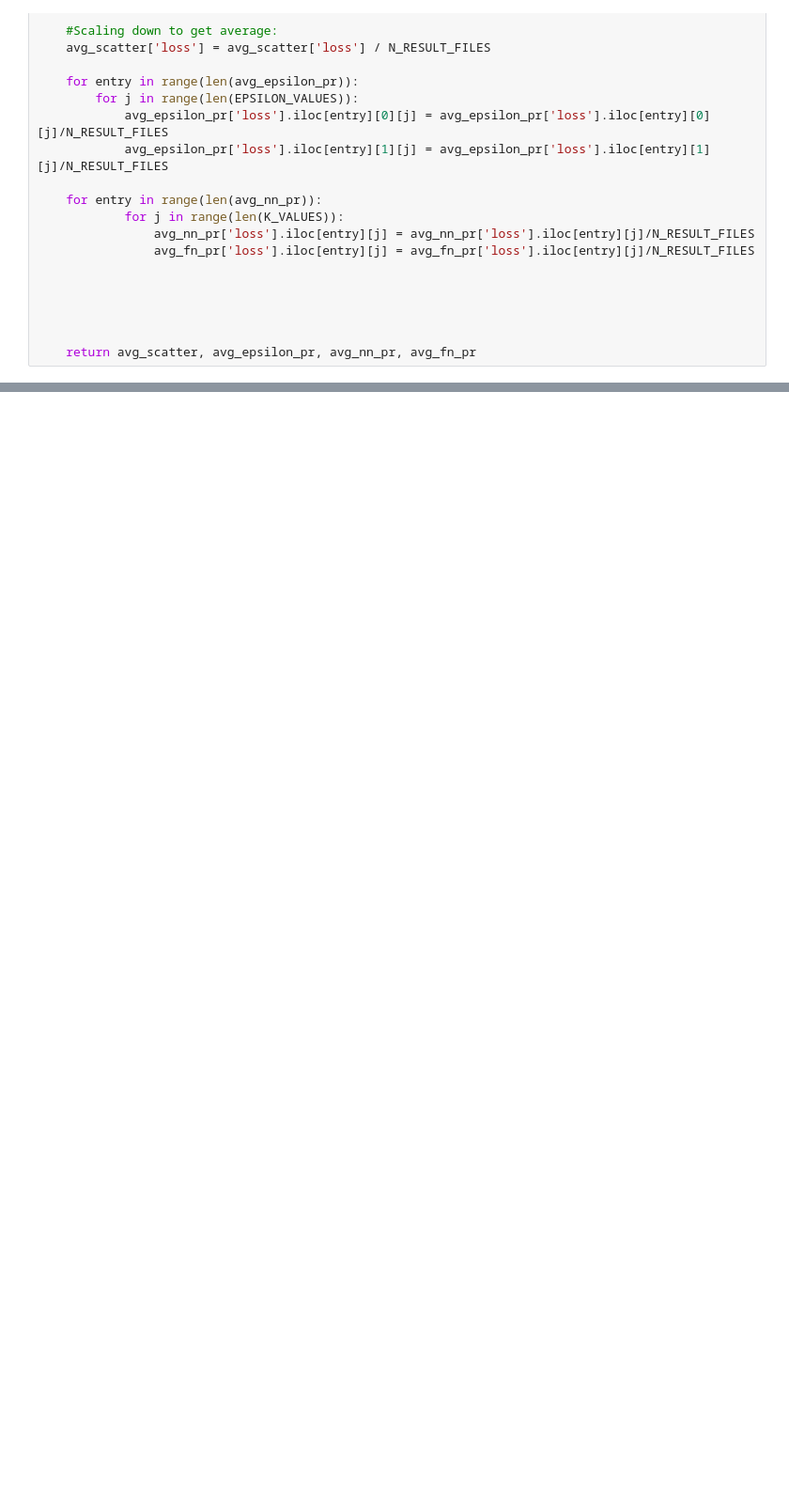
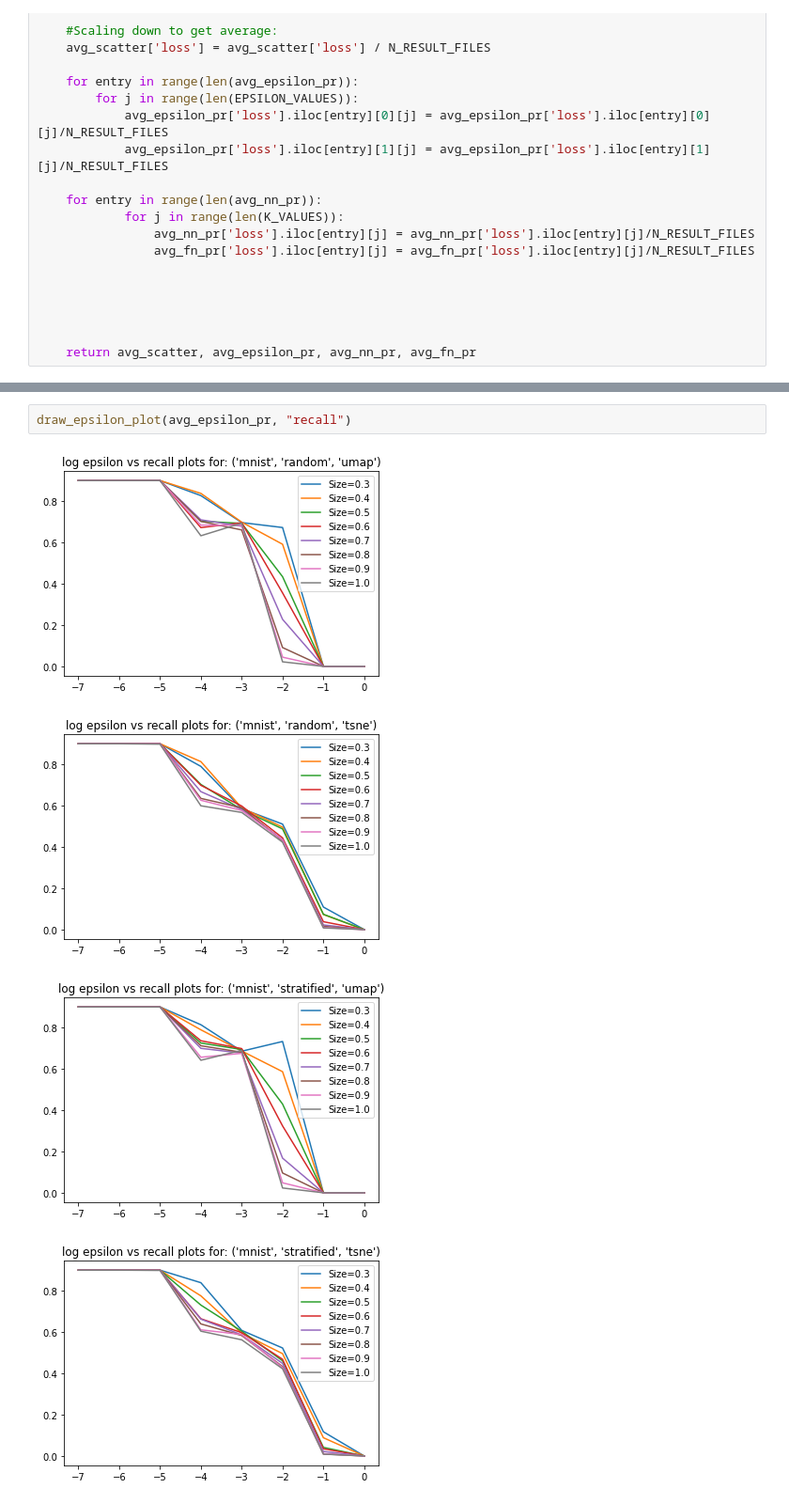
Before and after one commit to raghavmecheri/DimConvergence, a Jupyter notebook: ExperimentOne - Analysis.ipynb, the cells around one changed output, grey strips where cells are left out. Shown at 94% size. Cells and saved outputs as stored; diff of their text form; blank space fills up the shorter version.

```diff
--- a/ExperimentOne - Analysis.ipynb
+++ b/ExperimentOne - Analysis.ipynb
@@ -145,0 +228,7 @@ s
+# %%
+draw_epsilon_plot(avg_epsilon_pr, "recall")
+# %% [output]
+[figure, added]
+[figure, added]
+[figure, added]
+[figure, added]
```
Also changed, not shown: parts of 21 cells of this notebook, 1 other file.
